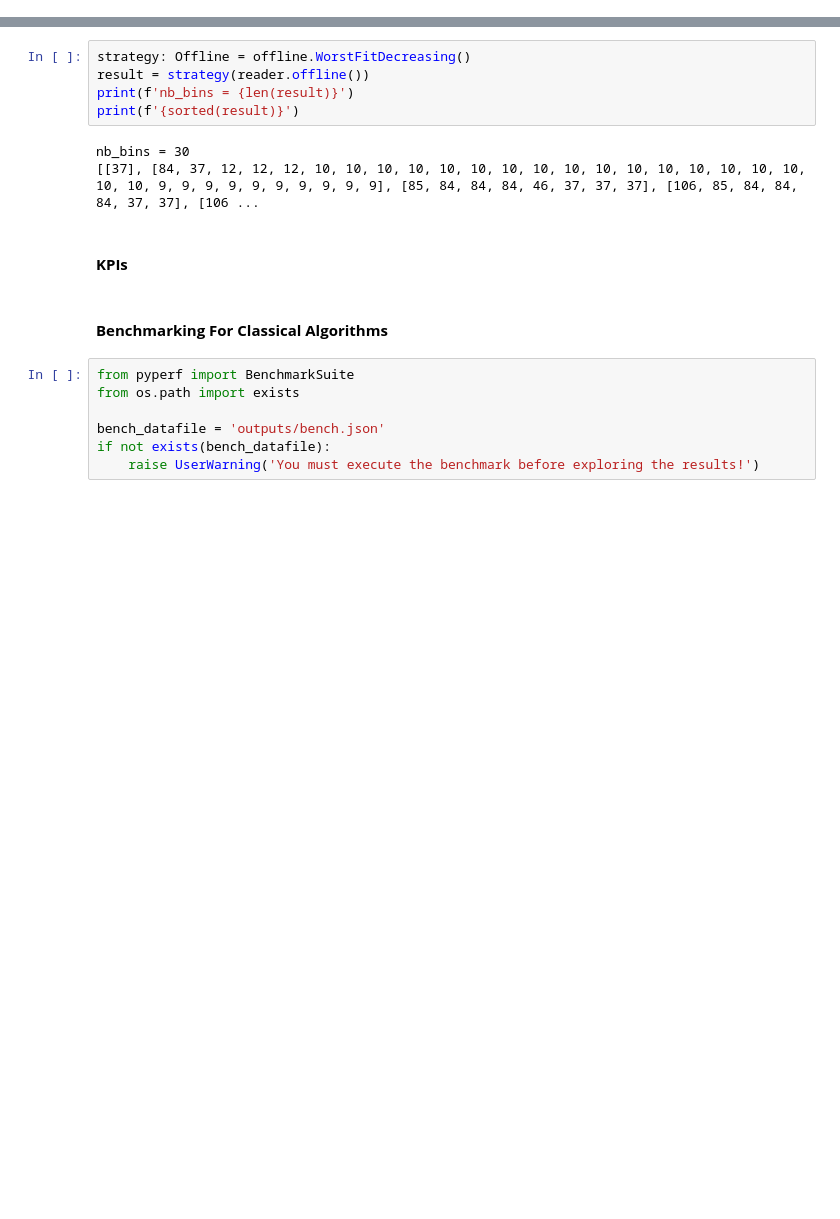
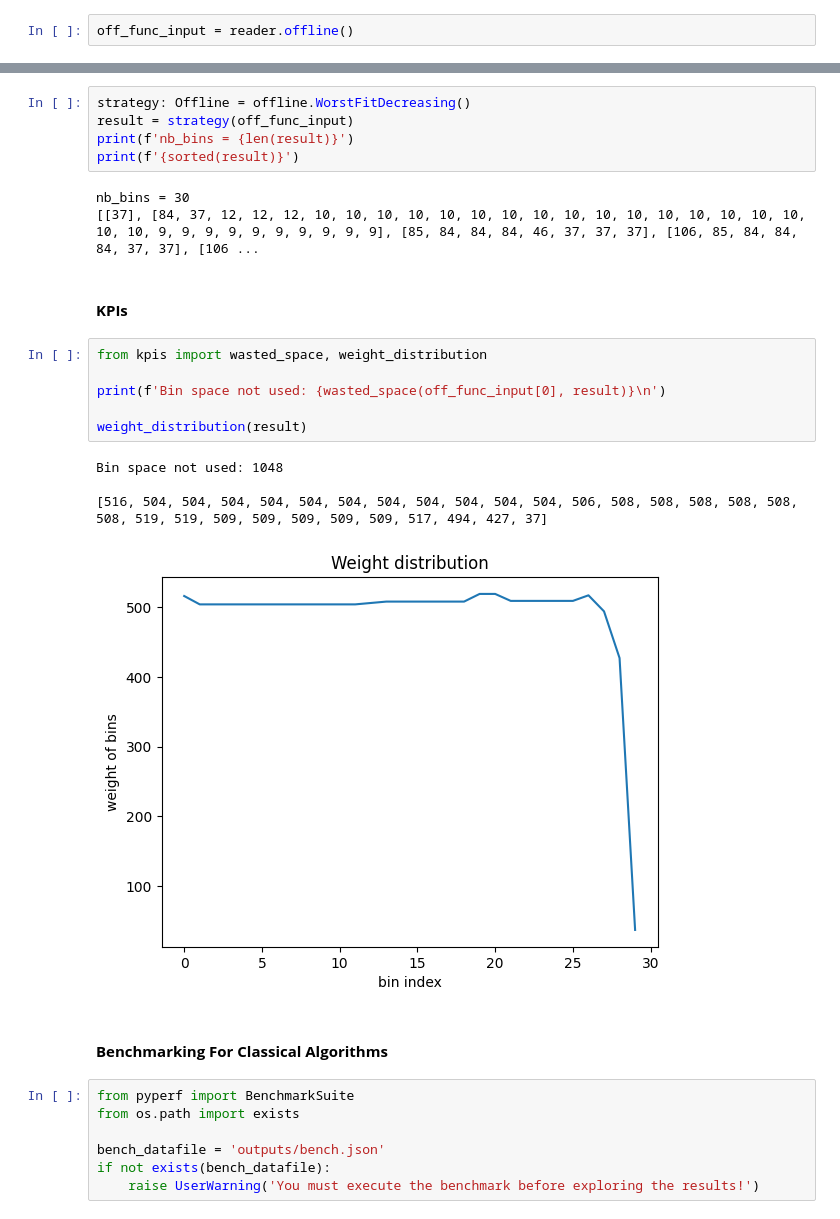
Before and after one commit to Sevhena/L2-Bin-Packing, a Jupyter notebook: report.ipynb, the cells around one changed output, grey strips where cells are left out. Saved outputs shown, nothing was run; the diff lists cells and outputs as text; blank space fills up the shorter version.

```diff
--- a/report.ipynb
+++ b/report.ipynb
@@ -135,2 +151,4 @@ nb_bins = 31
 # %% [markdown]
 #### Offline Algorithms
+# %%
+off_func_input = reader.offline()
@@ -168,7 +198,7 @@ nb_bins = 30
 ##### **Worst Fit Decreasing**
 # %%
 strategy: Offline = offline.WorstFitDecreasing()
-result = strategy(reader.offline())
+result = strategy(off_func_input)
 print(f'nb_bins = {len(result)}')
 print(f'{sorted(result)}')
 # %% [output]
@@ -176,6 +206,17 @@ nb_bins = 30
 [[37], [84, 37, 12, 12, 12, 10, 10, 10, 10, 10, 10, 10, 10, 10, 10, 10, 10, 10, 10, 10, 10, 10, 10, 9, 9, 9, 9, 9, 9, 9, 9, 9, 9], [85, 84, 84, 84, 46, 37, 37, 37], [106, 85, 84, 84, 84, 37, 37], [106 ...
 # %% [markdown]
 #### **KPIs**
+# %%
+from kpis import wasted_space, weight_distribution
+
+print(f'Bin space not used: {wasted_space(off_func_input[0], result)}\n')
+
+weight_distribution(result)
+# %% [output]
+Bin space not used: 1048
+
+[516, 504, 504, 504, 504, 504, 504, 504, 504, 504, 504, 504, 506, 508, 508, 508, 508, 508, 508, 519, 519, 509, 509, 509, 509, 509, 517, 494, 427, 37]
+[figure, added]
 # %% [markdown]
 #### **Benchmarking For Classical Algorithms**
 # %%
```
Also changed, not shown: parts of 39 cells of this notebook, 20 other files.
